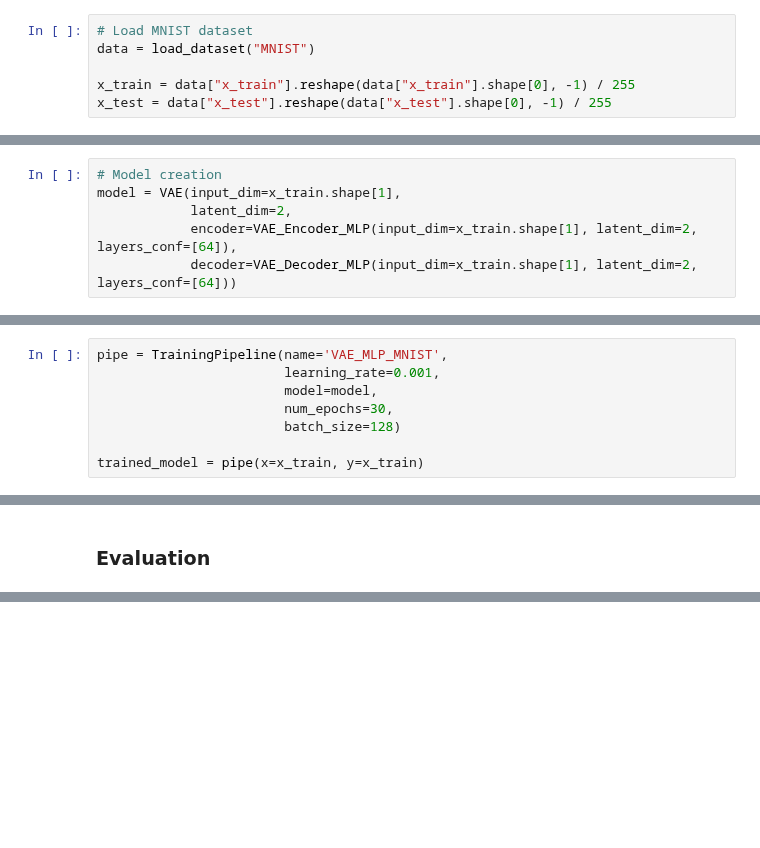
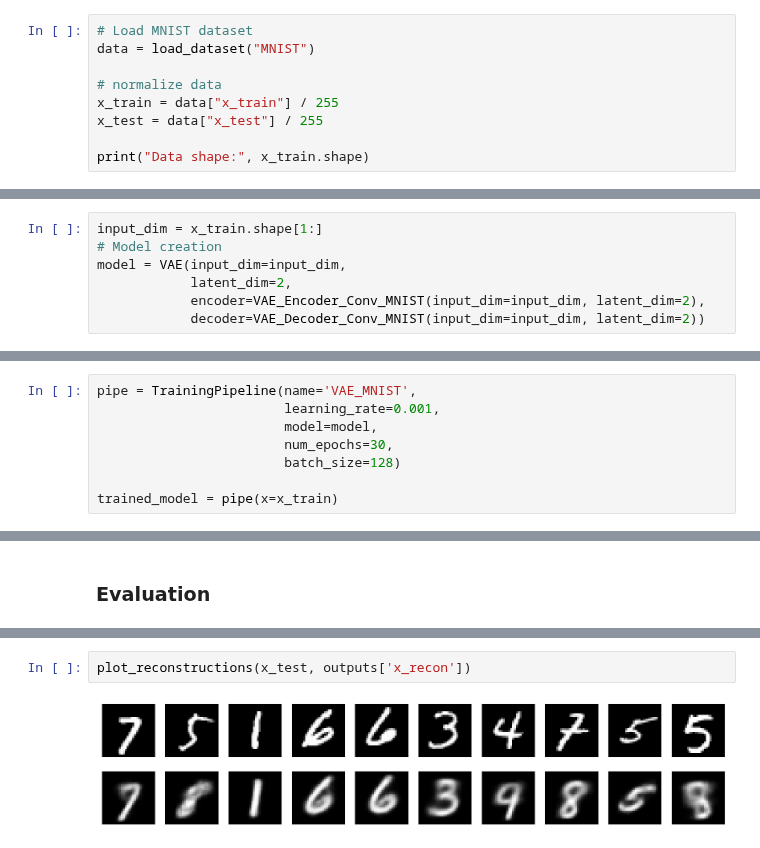
Before and after one commit to NahuelCostaCortez/rapidae, a Jupyter notebook: examples/vae.ipynb, the cells around one changed output, grey strips where cells are left out. Saved outputs shown, nothing was run; the diff lists cells and outputs as text; blank space fills up the shorter version.

```diff
--- a/examples/vae.ipynb
+++ b/examples/vae.ipynb
@@ -38,6 +26,9 @@ Train and test data are normalized and flatten (since Dense layers are going to
 # Load MNIST dataset
 data = load_dataset("MNIST")
 
-x_train = data["x_train"].reshape(data["x_train"].shape[0], -1) / 255
-x_test = data["x_test"].reshape(data["x_test"].shape[0], -1) / 255
+# normalize data
+x_train = data["x_train"] / 255
+x_test = data["x_test"] / 255
+
+print("Data shape:", x_train.shape)
 # %% [output]
@@ -53,7 +45,8 @@ In this example we are using a vanilla MLP variational autoencoder.
 # %%
+input_dim = x_train.shape[1:]
 # Model creation
-model = VAE(input_dim=x_train.shape[1],
+model = VAE(input_dim=input_dim,
             latent_dim=2,
-            encoder=VAE_Encoder_MLP(input_dim=x_train.shape[1], latent_dim=2, layers_conf=[64]),
-            decoder=VAE_Decoder_MLP(input_dim=x_train.shape[1], latent_dim=2, layers_conf=[64]))
+            encoder=VAE_Encoder_Conv_MNIST(input_dim=input_dim, latent_dim=2),
+            decoder=VAE_Decoder_Conv_MNIST(input_dim=input_dim, latent_dim=2))
 # %% [output]
@@ -63,11 +57,11 @@ model = VAE(input_dim=x_train.shape[1],
 # %% [markdown]
 ### Training
 # %%
-pipe = TrainingPipeline(name='VAE_MLP_MNIST',
+pipe = TrainingPipeline(name='VAE_MNIST',
                         learning_rate=0.001,
                         model=model,
                         num_epochs=30,
                         batch_size=128)
 
-trained_model = pipe(x=x_train, y=x_train)
+trained_model = pipe(x=x_train)
 # %% [output]
@@ -97,0 +103,4 @@ plot_reconstructions(x_test, outputs['recon'])
+# %%
+plot_reconstructions(x_test, outputs['x_recon'])
+# %% [output]
+[figure, added]
```
Also changed, not shown: parts of 23 cells of this notebook, 35 other files.
